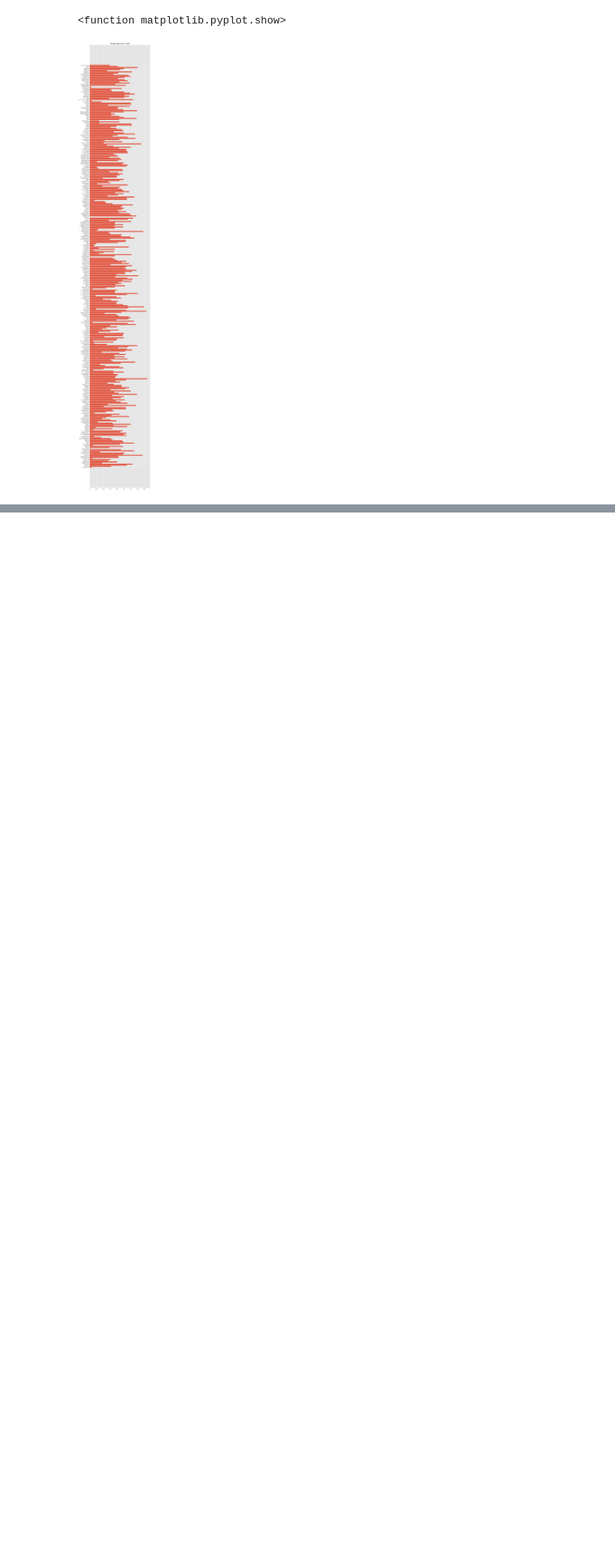
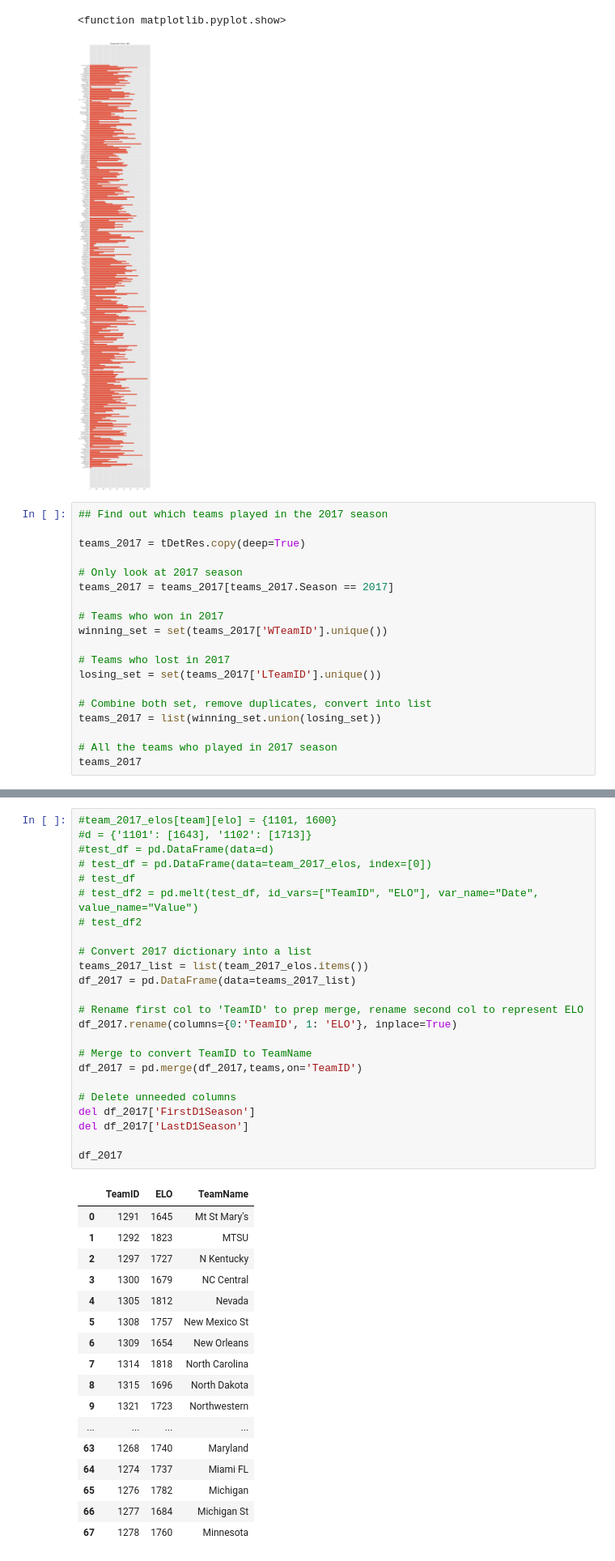
Before and after one commit to ssharif6/NCAA-March-Maddness, a Jupyter notebook: Final Resource.ipynb, the cells around one changed output, grey strips where cells are left out. Shown at 81% size. Cells and saved outputs as stored; diff of their text form; blank space fills up the shorter version.

```diff
--- a/Final Resource.ipynb
+++ b/Final Resource.ipynb
@@ -233,3 +234,22 @@ plt.show
 # %% [output]
 <function matplotlib.pyplot.show>
 [figure]
+# %%
+## Find out which teams played in the 2017 season
+
+teams_2017 = tDetRes.copy(deep=True)
+
+# Only look at 2017 season
+teams_2017 = teams_2017[teams_2017.Season == 2017]
+
+# Teams who won in 2017
+winning_set = set(teams_2017['WTeamID'].unique())
+
+# Teams who lost in 2017
+losing_set = set(teams_2017['LTeamID'].unique())
+
+# Combine both set, remove duplicates, convert into list
+teams_2017 = list(winning_set.union(losing_set))
+
+# All the teams who played in 2017 season
+teams_2017
@@ -235,0 +315,42 @@ plt.show
+# %%
+#team_2017_elos[team][elo] = {1101, 1600}
+#d = {'1101': [1643], '1102': [1713]}
+#test_df = pd.DataFrame(data=d)
+# test_df = pd.DataFrame(data=team_2017_elos, index=[0])
+# test_df
+# test_df2 = pd.melt(test_df, id_vars=["TeamID", "ELO"], var_name="Date", value_name="Value")
+# test_df2
+
+# Convert 2017 dictionary into a list
+teams_2017_list = list(team_2017_elos.items())
+df_2017 = pd.DataFrame(data=teams_2017_list)
+
+# Rename first col to 'TeamID' to prep merge, rename second col to represent ELO
+df_2017.rename(columns={0:'TeamID', 1: 'ELO'}, inplace=True)
+
+# Merge to convert TeamID to TeamName
+df_2017 = pd.merge(df_2017,teams,on='TeamID')
+
+# Delete unneeded columns
+del df_2017['FirstD1Season']
+del df_2017['LastD1Season']
+
+df_2017
+# %% [output]
+|  | TeamID | ELO | TeamName |
+| 0 | 1291 | 1645 | Mt St Mary's |
+| 1 | 1292 | 1823 | MTSU |
+| 2 | 1297 | 1727 | N Kentucky |
+| 3 | 1300 | 1679 | NC Central |
+| 4 | 1305 | 1812 | Nevada |
+| 5 | 1308 | 1757 | New Mexico St |
+| 6 | 1309 | 1654 | New Orleans |
+| 7 | 1314 | 1818 | North Carolina |
+| 8 | 1315 | 1696 | North Dakota |
+| 9 | 1321 | 1723 | Northwestern |
+| ... | ... | ... | ... |
+| 63 | 1268 | 1740 | Maryland |
+| 64 | 1274 | 1737 | Miami FL |
+| 65 | 1276 | 1782 | Michigan |
+| 66 | 1277 | 1684 | Michigan St |
+| 67 | 1278 | 1760 | Minnesota |
```
Also changed, not shown: parts of 7 cells of this notebook.
